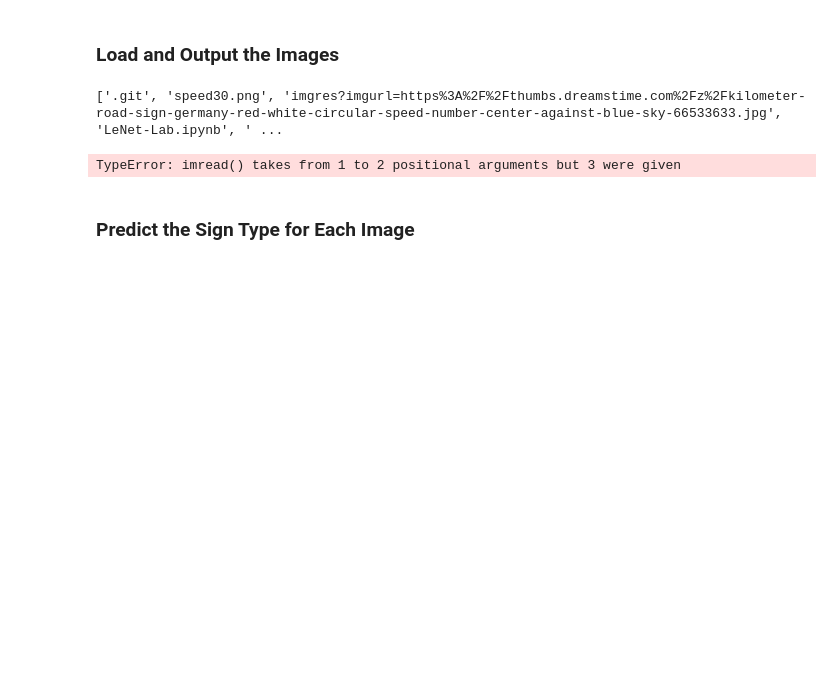
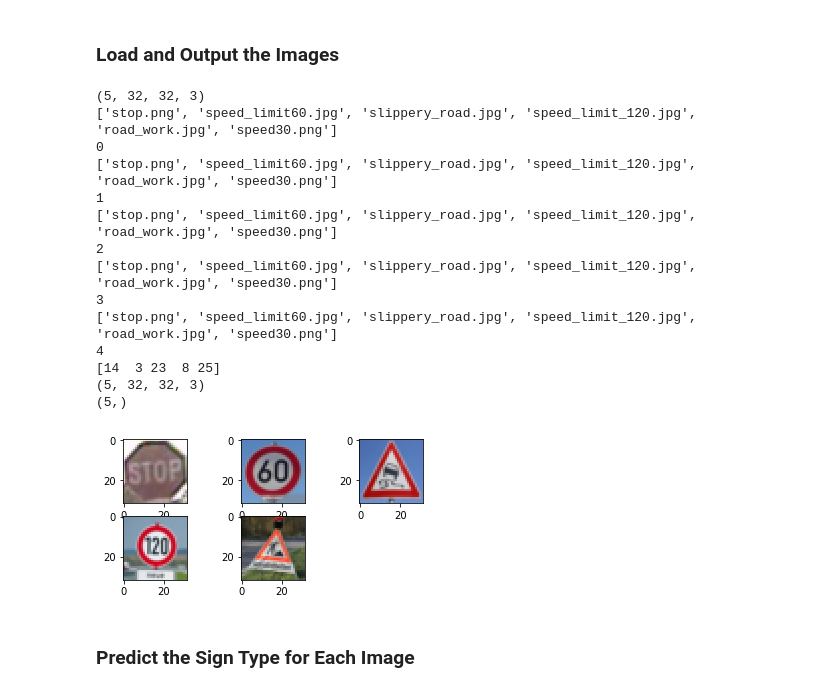
Before and after one commit to vijaysingla/CarNd-TrafficClassifierProject, a Jupyter notebook: Traffic_Sign_Classifier.ipynb, the cells around one changed output. Saved outputs shown, nothing was run; the diff lists cells and outputs as text; code cells hidden in the pictures; blank space fills up the shorter version.

Commit message:
saved 5 german signs from net

```diff
--- a/Traffic_Sign_Classifier.ipynb
+++ b/Traffic_Sign_Classifier.ipynb
@@ -299,14 +299,62 @@ import cv2
-# %%
-### Load the images and plot them here.
-### Feel free to use as many code cells as needed.
-import matplotlib.image as mpimg
-import os
-print(os.listdir('./'))
-image1=mpimg.imread('road_work.jpg?raw=true', 'Traffic_Classifier.meta', 'traffic-signs-data.zip')
-print(image1)
-# %% [output]
-['.git', 'speed30.png', 'imgres?imgurl=https%3A%2F%2Fthumbs.dreamstime.com%2Fz%2Fkilometer-road-sign-germany-red-white-circular-speed-number-center-against-blue-sky-66533633.jpg', 'LeNet-Lab.ipynb', ' ...
-TypeError: imread() takes from 1 to 2 positional arguments but 3 were given
+# %%
+### Load the images and plot them here.
+### Feel free to use as many code cells as needed.
+import matplotlib.image as mpimg
+import os
+import matplotlib.pyplot as plt
+# Visualizations will be shown in the notebook.
+%matplotlib inline
+import numpy as np
+image=np.zeros([5,32,32,3])
+image=np.uint8(image)
+print(image.shape)
+for n in range(0,5):
+    list_images=os.listdir('./test_images')
+    print(list_images)
+    image[n]= misc.imresize(mpimg.imread('test_images/{}'.format(list_images[n])),(32,32,3))
+    plt.subplot(3,3,(n+1))
+    print(n)
+    plt.imshow(image[n])
+
+# plt.subplot(1,2,1)
+# plt.imshow(image[0])
+# plt.imshow(image[4])
+# print(image[0])
+# print(image[4])
+X_test_new = image
+y_test_new = np.array([14,3,23,8,25])
+y_test_new = np.int32(y_test_new)
+# print(y_test_new)
+y_test_new = np.reshape(y_test_new,[5])
+print(y_test_new)
+print(X_test_new.shape)
+print(y_test_new.shape)
+#stop:14, speed_60:3, slipepry_Road:23, speed_120:8, road_Work:25, speed30: 1
+# plt.imshow(image[0])
+# print(list_images[4])
+    #misc.imresize(image[n],(32,32,3))
+    #plt.subplot(1,5,(n+1))
+    #plt.imshow(image[n])
+
+#image1=np.uint8(misc.imresize(image1,(32,32,3)))
+#print(image1)
+#print(image1.shape)
+# %% [output]
+(5, 32, 32, 3)
+['stop.png', 'speed_limit60.jpg', 'slippery_road.jpg', 'speed_limit_120.jpg', 'road_work.jpg', 'speed30.png']
+0
+['stop.png', 'speed_limit60.jpg', 'slippery_road.jpg', 'speed_limit_120.jpg', 'road_work.jpg', 'speed30.png']
+1
+['stop.png', 'speed_limit60.jpg', 'slippery_road.jpg', 'speed_limit_120.jpg', 'road_work.jpg', 'speed30.png']
+2
+['stop.png', 'speed_limit60.jpg', 'slippery_road.jpg', 'speed_limit_120.jpg', 'road_work.jpg', 'speed30.png']
+3
+['stop.png', 'speed_limit60.jpg', 'slippery_road.jpg', 'speed_limit_120.jpg', 'road_work.jpg', 'speed30.png']
+4
+[14  3 23  8 25]
+(5, 32, 32, 3)
+(5,)
+[figure, added]
 # %% [markdown]
 ### Predict the Sign Type for Each Image
 # %%
```
Also changed, not shown: parts of 2 cells of this notebook, 6 other files.
